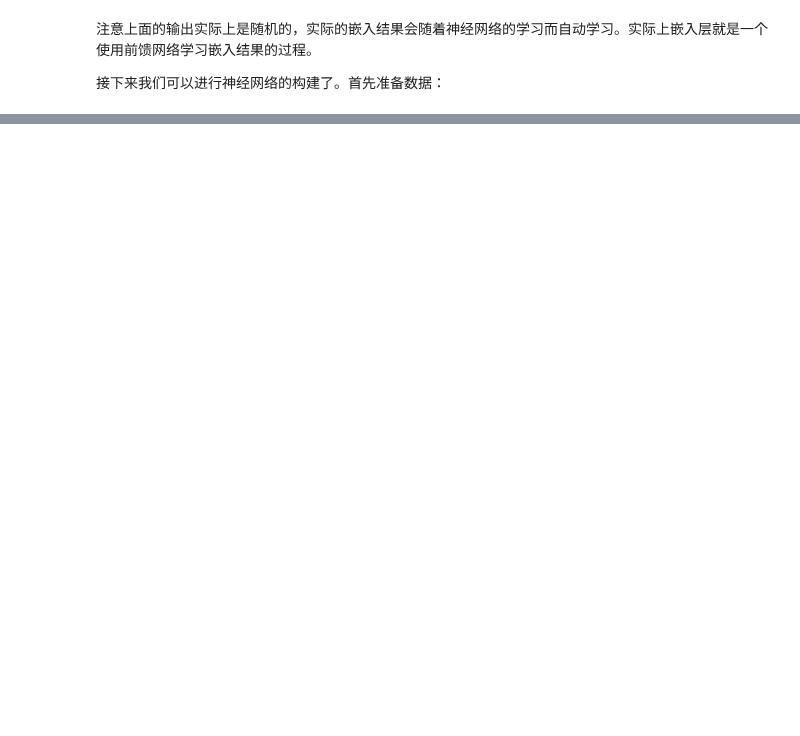
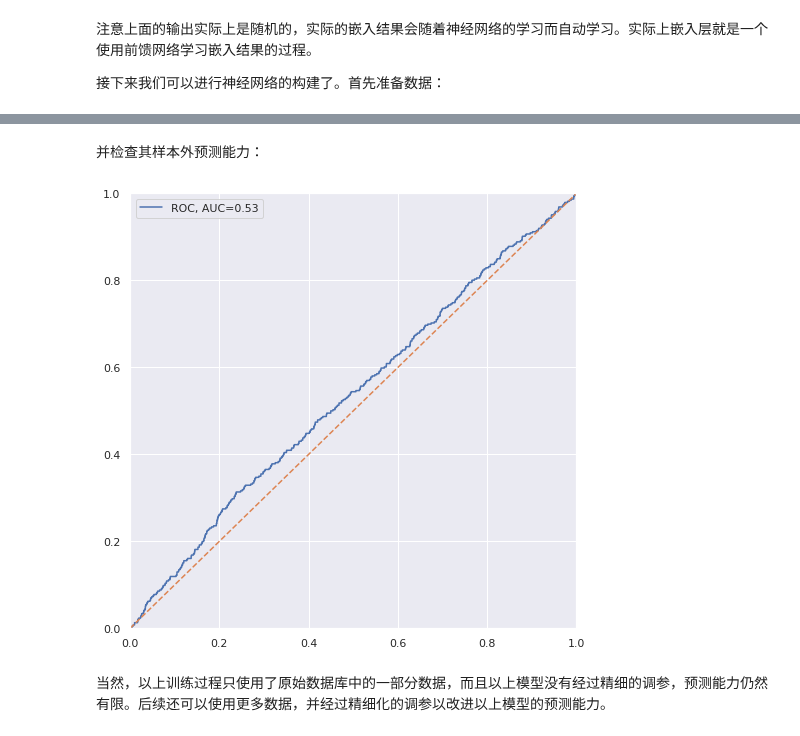
Before and after one commit to sijichun/PythonTutor, a Jupyter notebook: NN.ipynb, the cells around one changed output, grey strips where cells are left out. Saved outputs shown, nothing was run; the diff lists cells and outputs as text; code cells hidden in the pictures; blank space fills up the shorter version.

```diff
--- a/NN.ipynb
+++ b/NN.ipynb
@@ -951,0 +1008,9 @@ plt.show()
+# %%
+model.eval()
+test_data=trade_data(X_test, Y_test)
+tdl=DataLoader(test_data, batch_size=test_data.__len__(), shuffle=False)
+for d1, d2, d3, d4, d5, x, y in tdl:
+    pred=model(d1.to(device), d2.to(device), d2.to(device), d4.to(device), d5.to(device), x.to(device))
+pred=torch.exp(pred)
+pred=pred/(torch.sum(pred, axis=1).unsqueeze(1))
+print(pred)
@@ -951,0 +1026,30 @@ plt.show()
+# %% [markdown]
+并检查其样本外预测能力：
+# %%
+# 检查对于label=3，即火车运输的性能
+c=3
+prob=pred[:,c]
+prob=prob.cpu().detach().numpy()
+true=np.array(Y_test==c)
+roc_data=pd.DataFrame({'true':true, 'prob':prob})
+roc_data=roc_data.dropna()
+## 画图
+from sklearn.metrics import roc_curve, auc
+
+fpr, tpr, threshold = roc_curve(roc_data['true'],roc_data['prob'])
+roc_auc = auc(fpr, tpr)
+import matplotlib.pyplot as plt
+import seaborn as sb
+sb.set()
+%matplotlib inline
+plt.rcParams['figure.figsize'] = (8.0, 8.0)
+plt.plot(fpr,tpr,label='ROC, AUC=%.2f' % roc_auc)
+plt.legend(loc='upper left', frameon=True)
+plt.plot([0, 1], [0, 1], linestyle='--')
+plt.xlim([0,1])
+plt.ylim([0,1])
+plt.show()
+# %% [output]
+[figure, added]
+# %% [markdown]
+当然，以上训练过程只使用了原始数据库中的一部分数据，而且以上模型没有经过精细的调参，预测能力仍然有限。后续还可以使用更多数据，并经过精细化的调参以改进以上模型的预测能力。
```
Also changed, not shown: parts of 21 cells of this notebook, 10 other files.
